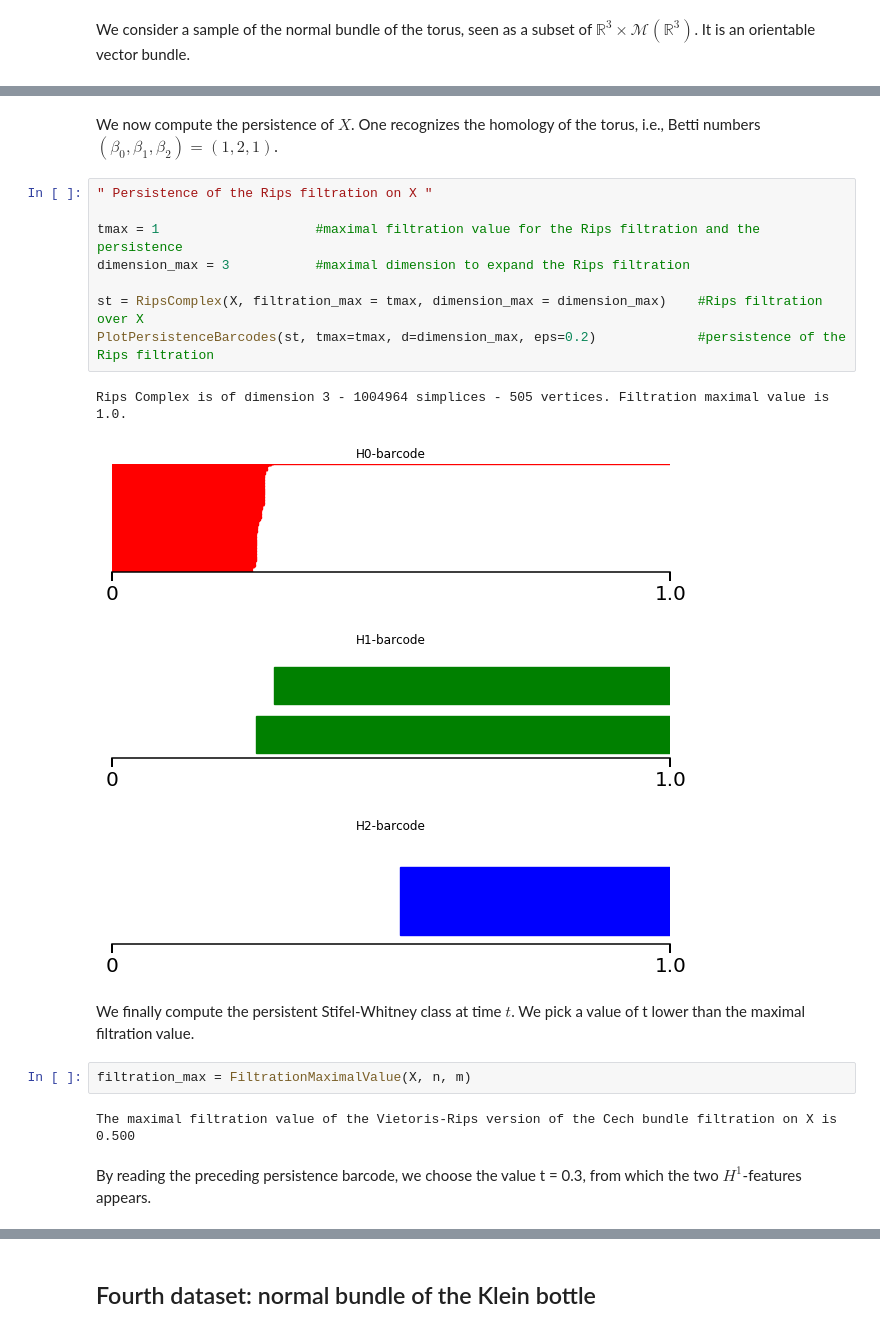
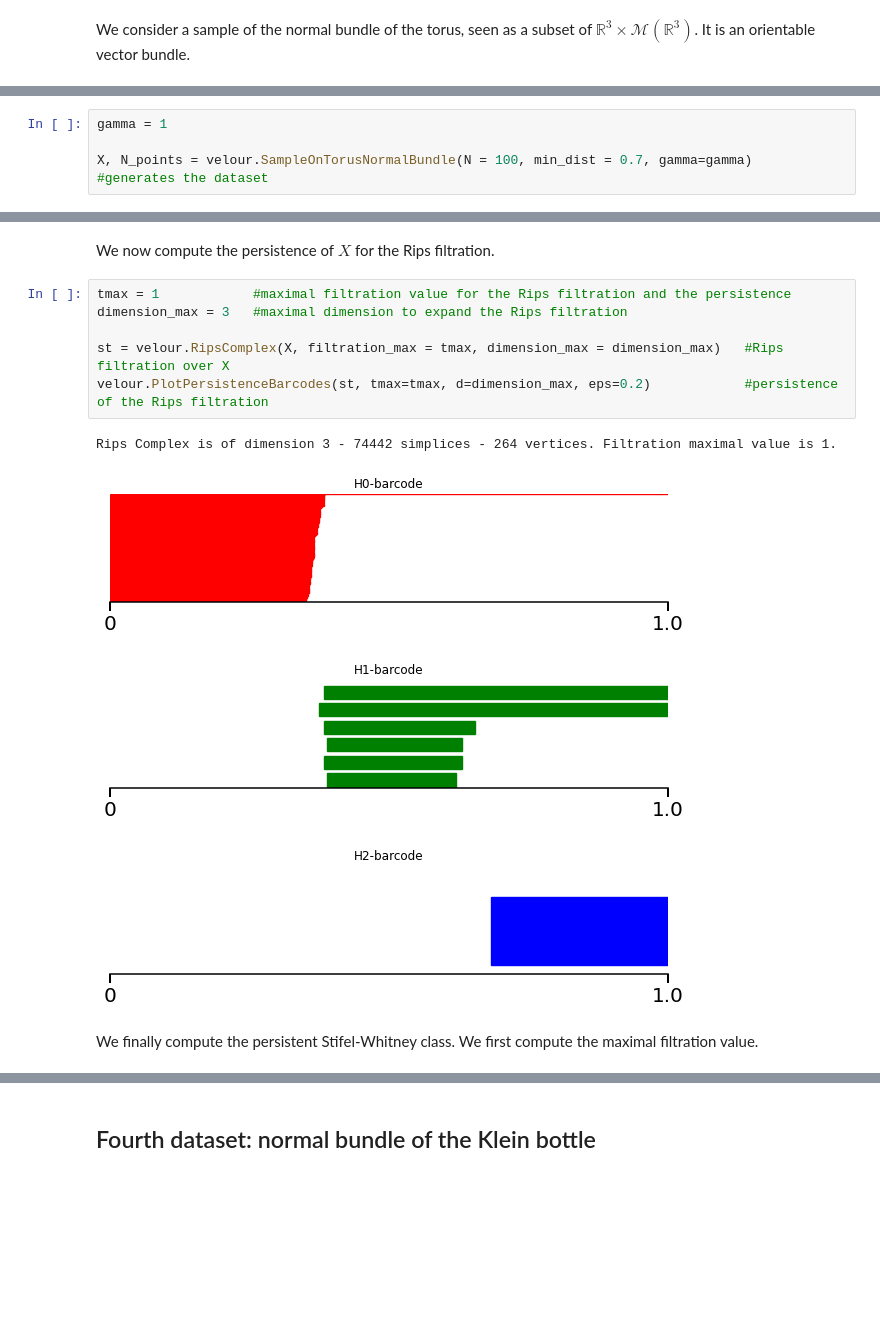
Before and after one commit to raphaeltinarrage/PersistentCharacteristicClasses, a Jupyter notebook: Demo.ipynb, the cells around one changed output, grey strips where cells are left out. Drawn from its saved outputs; the diff is of its cells as text; blank space fills up the shorter version.

```diff
--- a/Demo.ipynb
+++ b/Demo.ipynb
@@ -299,0 +189,4 @@ N_points = 505
+# %%
+gamma = 1
+
+X, N_points = velour.SampleOnTorusNormalBundle(N = 100, min_dist = 0.7, gamma=gamma)   #generates the dataset
@@ -320,24 +214,16 @@ N_points = 1040
 # %% [markdown]
-We now compute the persistence of $X$. One recognizes the homology of the torus, i.e., Betti numbers $(\beta_0,\beta_1,\beta_2) = (1,2,1)$.
+We now compute the persistence of $X$ for the Rips filtration.
 # %%
-" Persistence of the Rips filtration on X "
+tmax = 1            #maximal filtration value for the Rips filtration and the persistence
+dimension_max = 3   #maximal dimension to expand the Rips filtration
 
-tmax = 1                    #maximal filtration value for the Rips filtration and the persistence
-dimension_max = 3           #maximal dimension to expand the Rips filtration
-
-st = RipsComplex(X, filtration_max = tmax, dimension_max = dimension_max)    #Rips filtration over X
-PlotPersistenceBarcodes(st, tmax=tmax, d=dimension_max, eps=0.2)             #persistence of the Rips filtration
+st = velour.RipsComplex(X, filtration_max = tmax, dimension_max = dimension_max)   #Rips filtration over X
+velour.PlotPersistenceBarcodes(st, tmax=tmax, d=dimension_max, eps=0.2)            #persistence of the Rips filtration
 # %% [output]
-Rips Complex is of dimension 3 - 1004964 simplices - 505 vertices. Filtration maximal value is 1.0.
+Rips Complex is of dimension 3 - 74442 simplices - 264 vertices. Filtration maximal value is 1.
-[figure, old version]
+[figure, new version]
-[figure, old version]
+[figure, new version]
-[figure, old version]
+[figure, new version]
 # %% [markdown]
-We finally compute the persistent Stifel-Whitney class at time $t$.
-We pick a value of t lower than the maximal filtration value.
+We finally compute the persistent Stifel-Whitney class.
+We first compute the maximal filtration value.
-# %%
-filtration_max = FiltrationMaximalValue(X, n, m)
-# %% [output]
-The maximal filtration value of the Vietoris-Rips version of the Cech bundle filtration on X is 0.500
-# %% [markdown]
-By reading the preceding persistence barcode, we choose the value t = 0.3, from which the two $H^1$-features appears.
```
Also changed, not shown: parts of 93 cells of this notebook.
